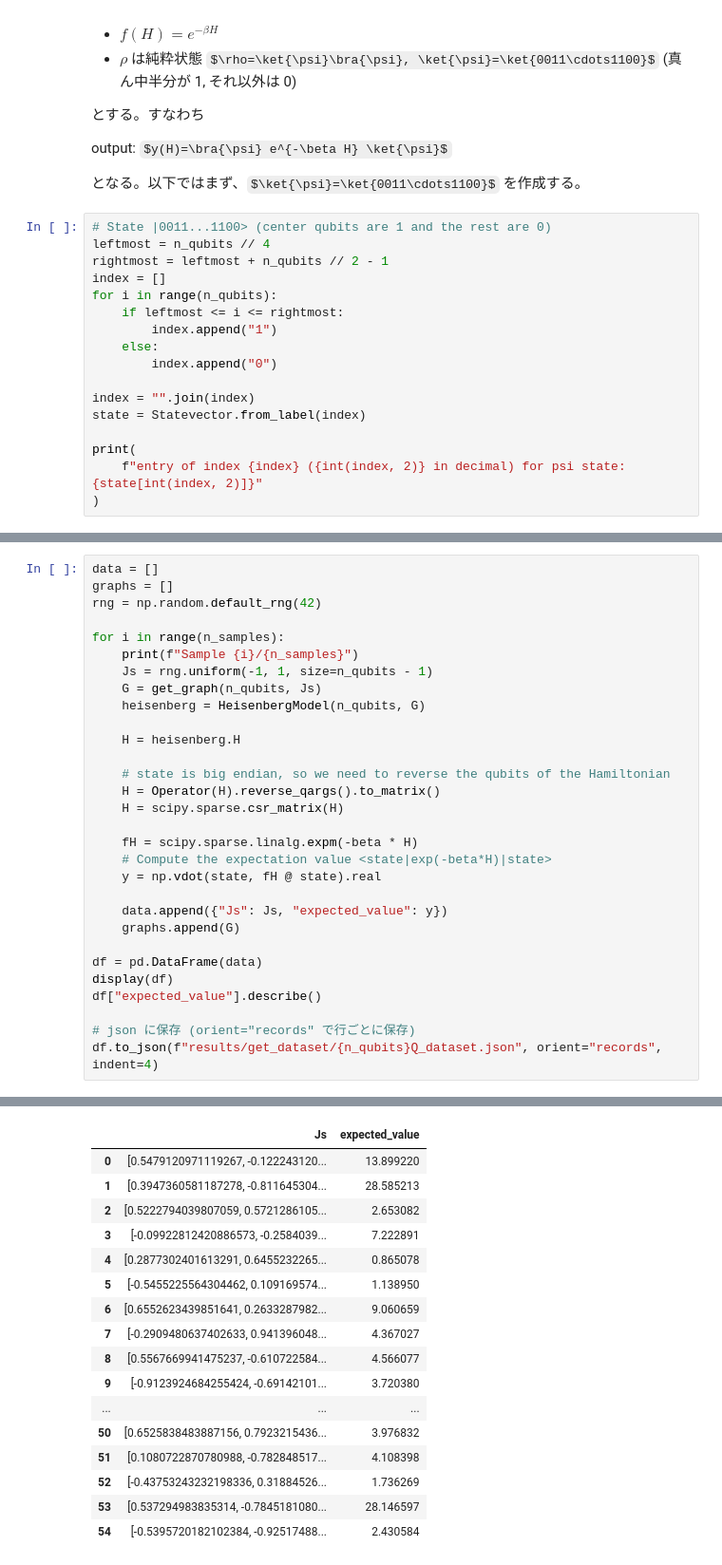
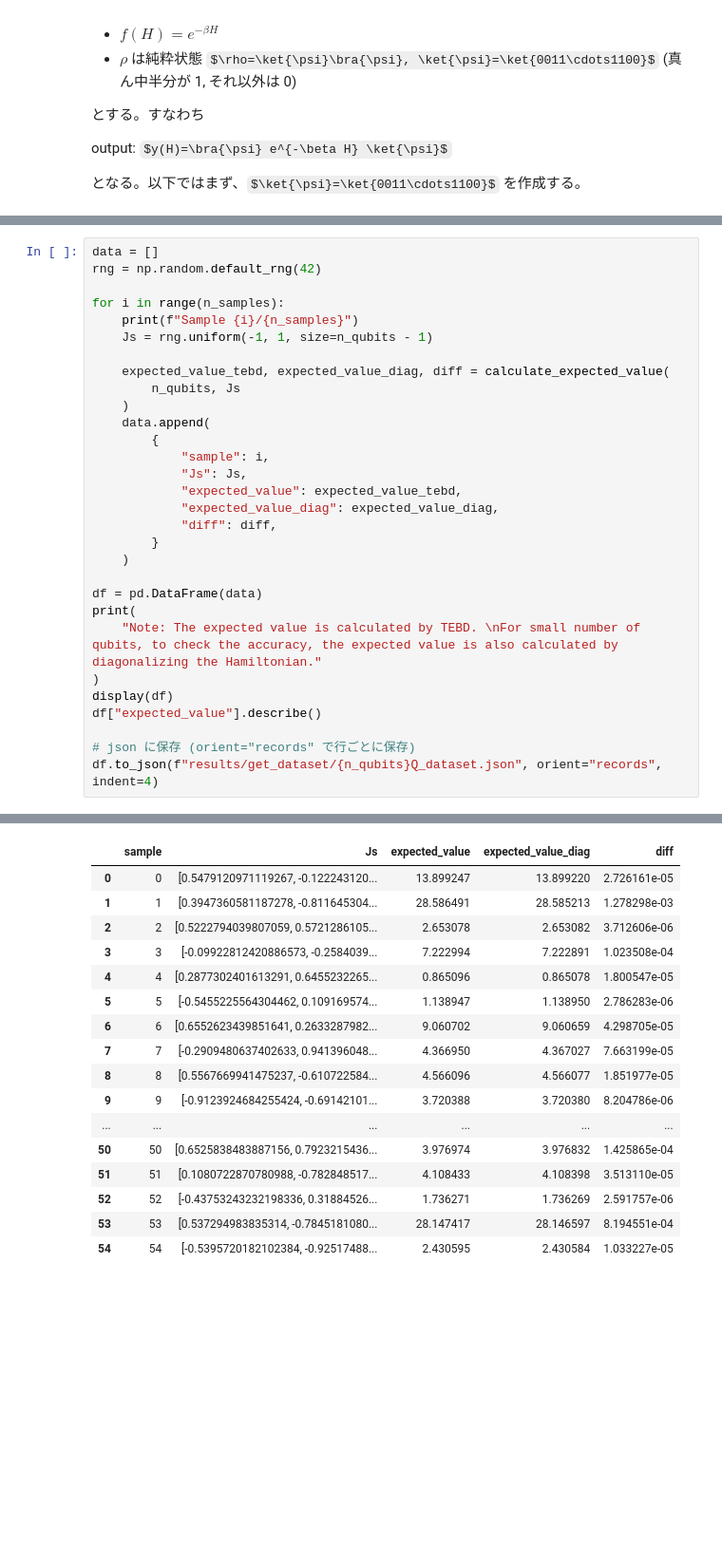
Before and after one commit to YutoMorohoshi/fourier_learning_ibm, a Jupyter notebook: get_dataset.ipynb, the cells around one changed output, grey strips where cells are left out. Shown: that part at 95% size. Cells and saved outputs as stored; diff of their text form; some formulas as TeX source; blank space fills up the shorter version.

```diff
--- a/get_dataset.ipynb
+++ b/get_dataset.ipynb
@@ -140,20 +130,3 @@ output: $y(H)=\operatorname{Tr}[f(H)\rho]$
 output: $y(H)=\bra{\psi} e^{-\beta H} \ket{\psi}$
 
 となる。以下ではまず、$\ket{\psi}=\ket{0011\cdots1100}$ を作成する。
-# %%
-# State |0011...1100> (center qubits are 1 and the rest are 0)
-leftmost = n_qubits // 4
-rightmost = leftmost + n_qubits // 2 - 1
-index = []
-for i in range(n_qubits):
-    if leftmost <= i <= rightmost:
-        index.append("1")
-    else:
-        index.append("0")
-
-index = "".join(index)
-state = Statevector.from_label(index)
-
-print(
-    f"entry of index {index} ({int(index, 2)} in decimal) for psi state: {state[int(index, 2)]}"
-)
@@ -164,28 +135,28 @@ entry of index 0110 (6 in decimal) for psi state: (1+0j)
 # %%
 data = []
-graphs = []
 rng = np.random.default_rng(42)
 
 for i in range(n_samples):
     print(f"Sample {i}/{n_samples}")
     Js = rng.uniform(-1, 1, size=n_qubits - 1)
-    G = get_graph(n_qubits, Js)
-    heisenberg = HeisenbergModel(n_qubits, G)
 
-    H = heisenberg.H
-
-    # state is big endian, so we need to reverse the qubits of the Hamiltonian
-    H = Operator(H).reverse_qargs().to_matrix()
-    H = scipy.sparse.csr_matrix(H)
-
-    fH = scipy.sparse.linalg.expm(-beta * H)
-    # Compute the expectation value <state|exp(-beta*H)|state>
-    y = np.vdot(state, fH @ state).real
-
-    data.append({"Js": Js, "expected_value": y})
-    graphs.append(G)
+    expected_value_tebd, expected_value_diag, diff = calculate_expected_value(
+        n_qubits, Js
+    )
+    data.append(
+        {
+            "sample": i,
+            "Js": Js,
+            "expected_value": expected_value_tebd,
+            "expected_value_diag": expected_value_diag,
+            "diff": diff,
+        }
+    )
 
 df = pd.DataFrame(data)
+print(
+    "Note: The expected value is calculated by TEBD. \nFor small number of qubits, to check the accuracy, the expected value is also calculated by diagonalizing the Hamiltonian."
+)
 display(df)
 df["expected_value"].describe()
 
@@ -212,17 +183,17 @@ Sample 54/55
-|  | Js | expected_value |
-| 0 | [0.5479120971119267, -0.122243120... | 13.899220 |
-| 1 | [0.3947360581187278, -0.811645304... | 28.585213 |
-| 2 | [0.5222794039807059, 0.5721286105... | 2.653082 |
-| 3 | [-0.09922812420886573, -0.2584039... | 7.222891 |
-| 4 | [0.2877302401613291, 0.6455232265... | 0.865078 |
-| 5 | [-0.5455225564304462, 0.109169574... | 1.138950 |
-| 6 | [0.6552623439851641, 0.2633287982... | 9.060659 |
-| 7 | [-0.2909480637402633, 0.941396048... | 4.367027 |
-| 8 | [0.5567669941475237, -0.610722584... | 4.566077 |
-| 9 | [-0.9123924684255424, -0.69142101... | 3.720380 |
-| ... | ... | ... |
-| 50 | [0.6525838483887156, 0.7923215436... | 3.976832 |
-| 51 | [0.1080722870780988, -0.782848517... | 4.108398 |
-| 52 | [-0.43753243232198336, 0.31884526... | 1.736269 |
-| 53 | [0.537294983835314, -0.7845181080... | 28.146597 |
-| 54 | [-0.5395720182102384, -0.92517488... | 2.430584 |
+|  | sample | Js | expected_value | expected_value_diag | diff |
+| 0 | 0 | [0.5479120971119267, -0.122243120... | 13.899247 | 13.899220 | 2.726161e-05 |
+| 1 | 1 | [0.3947360581187278, -0.811645304... | 28.586491 | 28.585213 | 1.278298e-03 |
+| 2 | 2 | [0.5222794039807059, 0.5721286105... | 2.653078 | 2.653082 | 3.712606e-06 |
+| 3 | 3 | [-0.09922812420886573, -0.2584039... | 7.222994 | 7.222891 | 1.023508e-04 |
+| 4 | 4 | [0.2877302401613291, 0.6455232265... | 0.865096 | 0.865078 | 1.800547e-05 |
+| 5 | 5 | [-0.5455225564304462, 0.109169574... | 1.138947 | 1.138950 | 2.786283e-06 |
+| 6 | 6 | [0.6552623439851641, 0.2633287982... | 9.060702 | 9.060659 | 4.298705e-05 |
+| 7 | 7 | [-0.2909480637402633, 0.941396048... | 4.366950 | 4.367027 | 7.663199e-05 |
+| 8 | 8 | [0.5567669941475237, -0.610722584... | 4.566096 | 4.566077 | 1.851977e-05 |
+| 9 | 9 | [-0.9123924684255424, -0.69142101... | 3.720388 | 3.720380 | 8.204786e-06 |
+| ... | ... | ... | ... | ... | ... |
+| 50 | 50 | [0.6525838483887156, 0.7923215436... | 3.976974 | 3.976832 | 1.425865e-04 |
+| 51 | 51 | [0.1080722870780988, -0.782848517... | 4.108433 | 4.108398 | 3.513110e-05 |
+| 52 | 52 | [-0.43753243232198336, 0.31884526... | 1.736271 | 1.736269 | 2.591757e-06 |
+| 53 | 53 | [0.537294983835314, -0.7845181080... | 28.147417 | 28.146597 | 8.194551e-04 |
+| 54 | 54 | [-0.5395720182102384, -0.92517488... | 2.430595 | 2.430584 | 1.033227e-05 |
```
Also changed, not shown: parts of 6 cells of this notebook, 18 other files.
